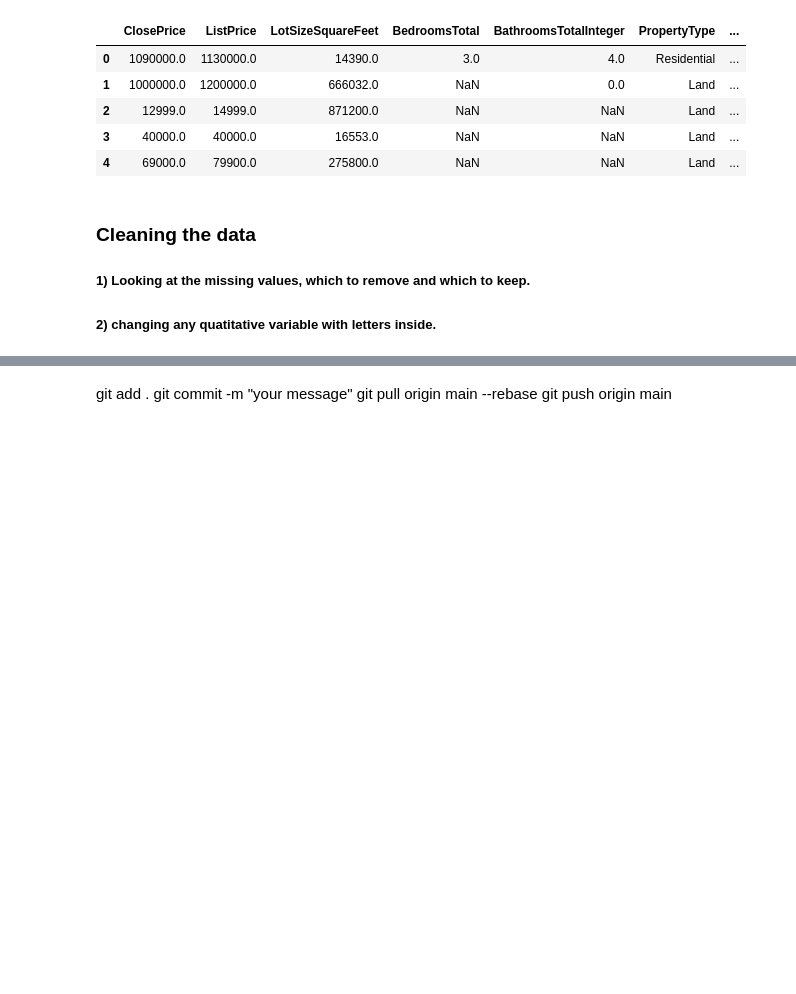
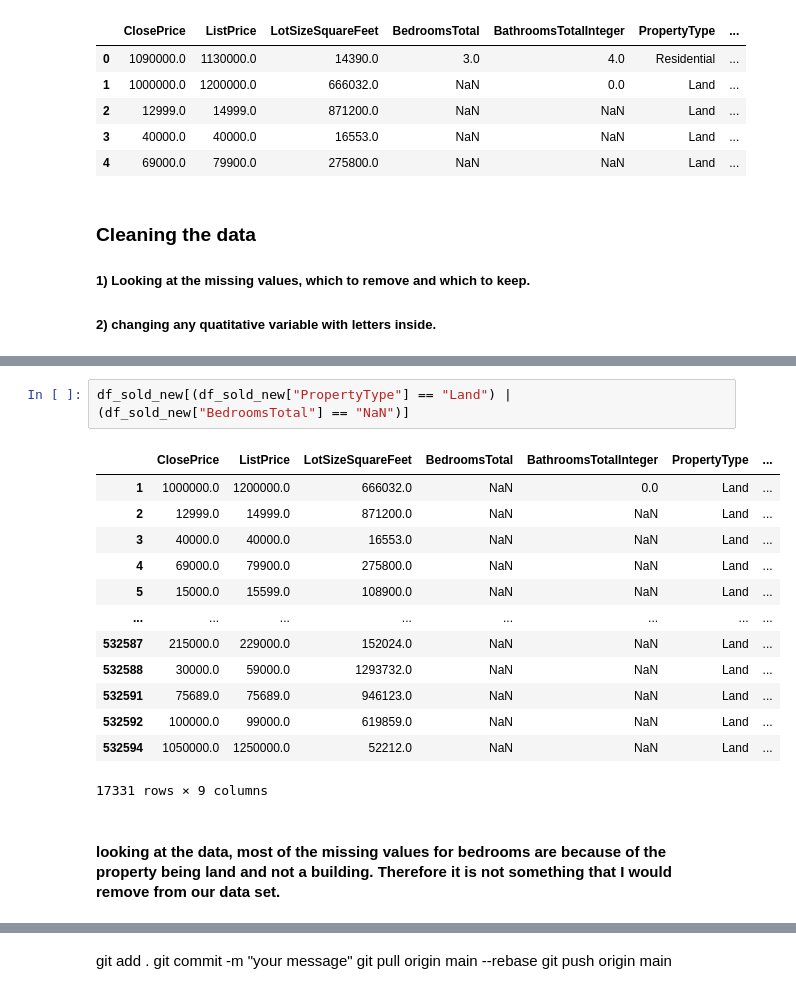
Before and after one commit to DeeptiKhetan/idx-data-analyst, a Jupyter notebook: analysis.ipynb, the cells around one changed output, grey strips where cells are left out. Cells and saved outputs as stored; diff of their text form; blank space fills up the shorter version.

```diff
--- a/analysis.ipynb
+++ b/analysis.ipynb
@@ -227,0 +301,18 @@ df_sold_new.head()
+# %%
+df_sold_new[(df_sold_new["PropertyType"] == "Land") | (df_sold_new["BedroomsTotal"] == "NaN")]
+# %% [output]
+|  | ClosePrice | ListPrice | LotSizeSquareFeet | BedroomsTotal | BathroomsTotalInteger | PropertyType | ... |
+| 1 | 1000000.0 | 1200000.0 | 666032.0 | NaN | 0.0 | Land | ... |
+| 2 | 12999.0 | 14999.0 | 871200.0 | NaN | NaN | Land | ... |
+| 3 | 40000.0 | 40000.0 | 16553.0 | NaN | NaN | Land | ... |
+| 4 | 69000.0 | 79900.0 | 275800.0 | NaN | NaN | Land | ... |
+| 5 | 15000.0 | 15599.0 | 108900.0 | NaN | NaN | Land | ... |
+| ... | ... | ... | ... | ... | ... | ... | ... |
+| 532587 | 215000.0 | 229000.0 | 152024.0 | NaN | NaN | Land | ... |
+| 532588 | 30000.0 | 59000.0 | 1293732.0 | NaN | NaN | Land | ... |
+| 532591 | 75689.0 | 75689.0 | 946123.0 | NaN | NaN | Land | ... |
+| 532592 | 100000.0 | 99000.0 | 619859.0 | NaN | NaN | Land | ... |
+| 532594 | 1050000.0 | 1250000.0 | 52212.0 | NaN | NaN | Land | ... |
+17331 rows × 9 columns
+# %% [markdown]
+#### looking at the data, most of the missing values for bedrooms are because of the property being land and not a building. Therefore it is not something that I would remove from our data set.
```
Also changed, not shown: parts of 21 cells of this notebook.
